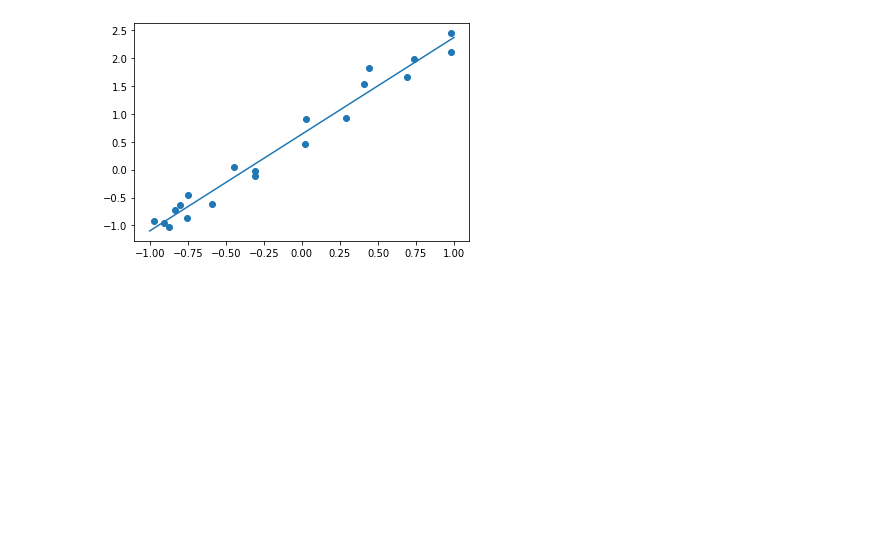
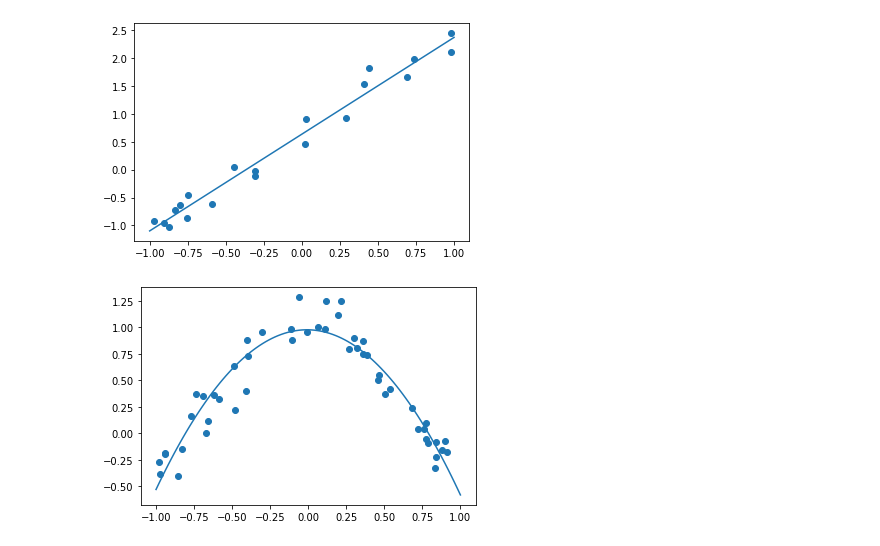
Before and after one commit to Andre-MR-Pereira/MLabs, a Jupyter notebook: Labs/Lab1/lab1_notebook.ipynb, the cells around one changed output. Saved outputs shown, nothing was run; the diff lists cells and outputs as text; code cells hidden in the pictures; blank space fills up the shorter version.

Commit message:
poly_vector

```diff
--- a/Labs/Lab1/lab1_notebook.ipynb
+++ b/Labs/Lab1/lab1_notebook.ipynb
@@ -19,3 +16,17 @@ plt.plot(x_,y_)
 plt.show()
 # %% [output]
 [figure]
+# %%
+x = np.load('./data2_x.npy')
+y = np.load('./data2_y.npy')
+
+a = poly_fit(x,y,3)
+
+x_ = np.linspace(-1, 1, 101)
+y_ = poly_vector(a, x_)
+
+plt.scatter(x,y)
+plt.plot(x_,y_)
+plt.show()
+# %% [output]
+[figure, added]
```
Also changed, not shown: parts of 4 cells of this notebook, 1 other file.
